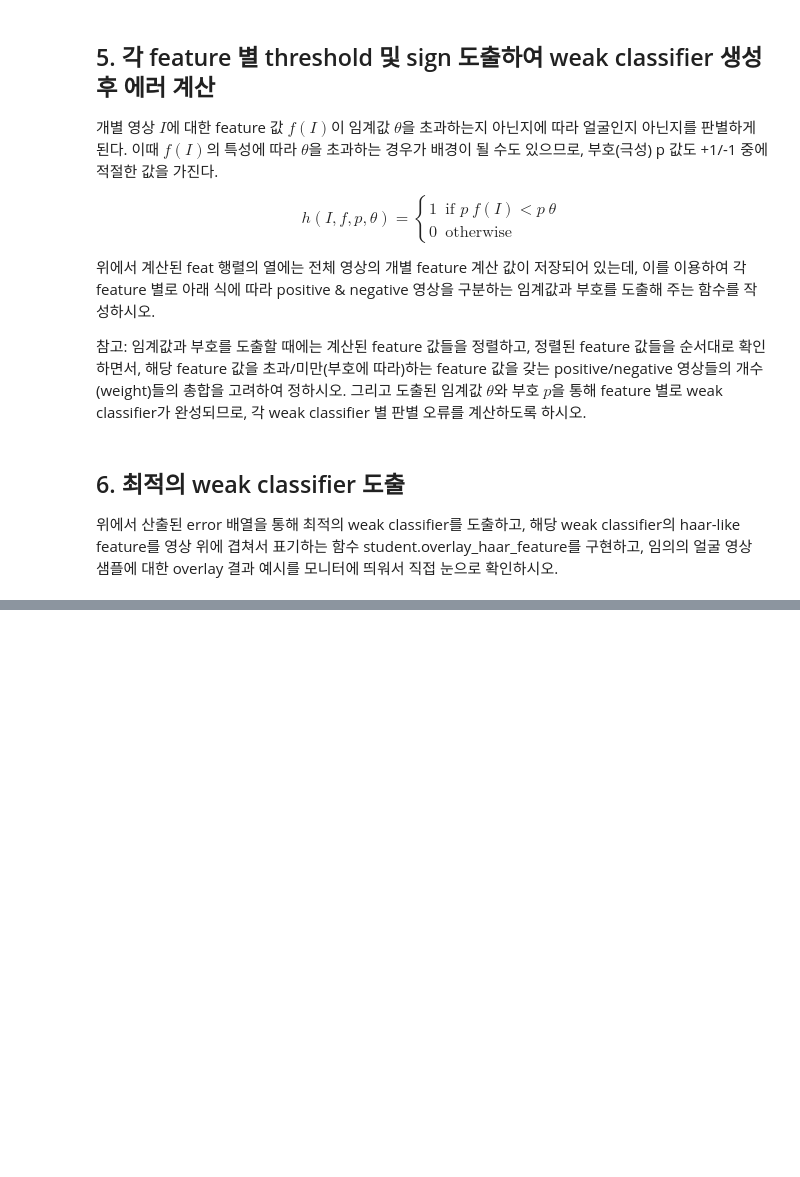
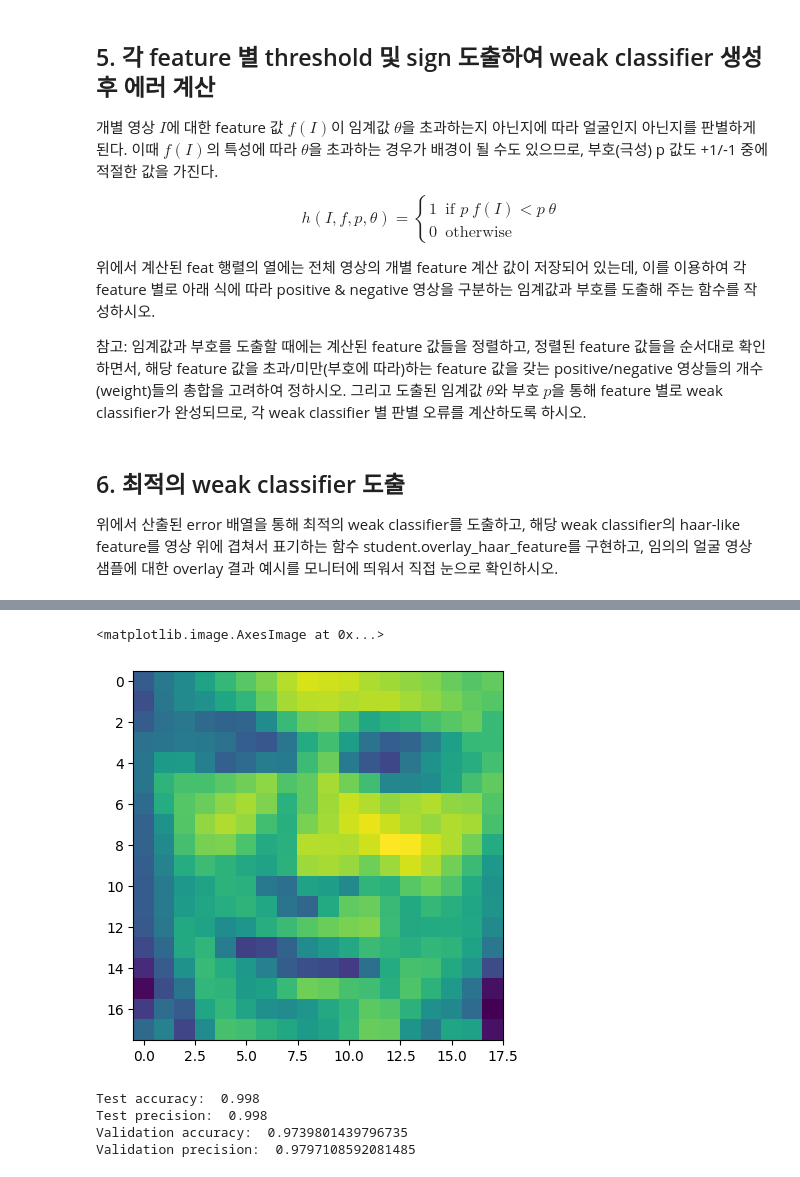
Before and after one commit to uichan8/CV_assignments, a Jupyter notebook: hw5/code/proj3.ipynb, the cells around one changed output, grey strips where cells are left out. Saved outputs shown, nothing was run; the diff lists cells and outputs as text; code cells hidden in the pictures; blank space fills up the shorter version.

```diff
--- a/hw5/code/proj3.ipynb
+++ b/hw5/code/proj3.ipynb
@@ -222,0 +165,14 @@ plt.imshow(data_mean, cmap='gray')
+# %%
+# 7. compute classification results for all training images data
+classify_result_list = student.apply_strong_classifier_training_iimgs(iimgs, hwc_list)
+# compare with ground truth labels
+correctness_list = student.get_classification_correctnet(labels, classify_result_list)
+
+# get list of all incorrect images
+wrong_images = student.get_incorrect_images(data, correctness_list)
+# 8. visualize sample of wrong image
+ridx = random.randint(0, len(wrong_images-1))
+plt.imshow(wrong_images[ridx,:,:])
+# %% [output]
+<matplotlib.image.AxesImage at 0x...>
+[figure, added]
@@ -222,0 +185,18 @@ plt.imshow(data_mean, cmap='gray')
+# %%
+test_acc = np.sum(correctness_list) / len(correctness_list)
+print("Test accuracy: ", test_acc)
+test_precision = classify_result_list[:len(classify_result_list)//2].sum()/classify_result_list.sum()
+print("Test precision: ", test_precision)
+
+val_classify_result_list = student.apply_strong_classifier_training_iimgs(val_iimgs, hwc_list)
+val_correctness_list = student.get_classification_correctnet(val_labels, val_classify_result_list)
+
+val_acc = np.sum(val_correctness_list) / len(val_correctness_list)
+print("Validation accuracy: ", val_acc)
+val_precision = val_classify_result_list[:val_data_pos.shape[0]].sum()/val_classify_result_list.sum()
+print("Validation precision: ", val_precision)
+# %% [output]
+Test accuracy:  0.998
+Test precision:  0.998
+Validation accuracy:  0.9739801439796735
+Validation precision:  0.9797108592081485
```
Also changed, not shown: parts of 18 cells of this notebook, 5 other files.
